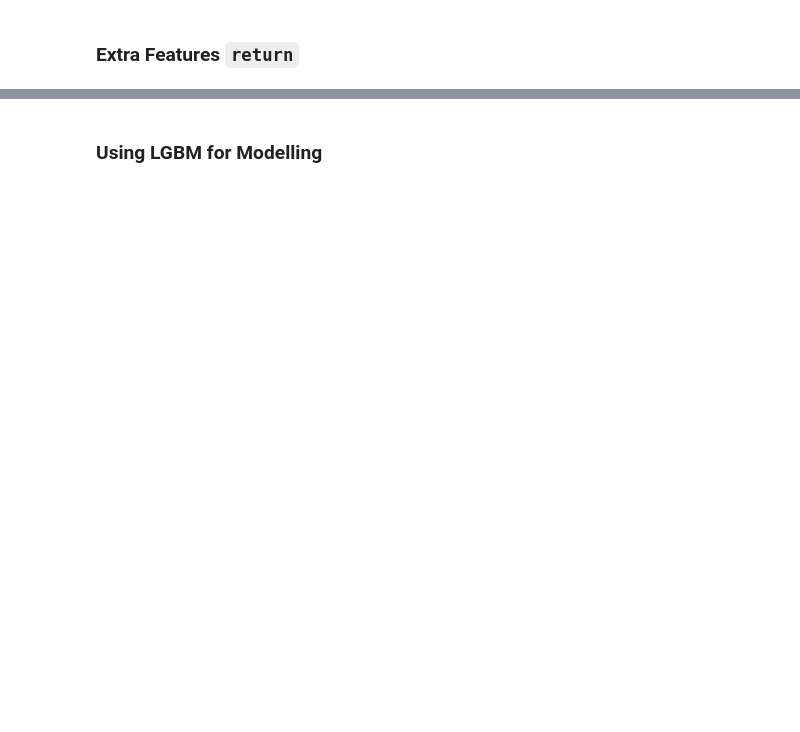
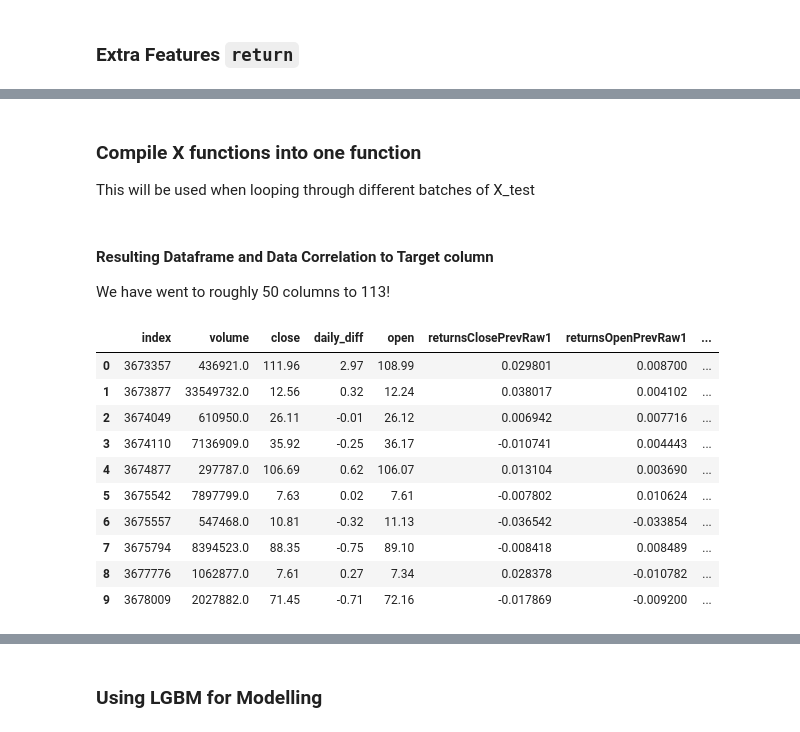
Before and after one commit to jangarong/StockMarketPredictions, a Jupyter notebook: stock_market_prediction.ipynb, the cells around one changed output, grey strips where cells are left out. Cells and saved outputs as stored; diff of their text form; code cells hidden in the pictures; blank space fills up the shorter version.

```diff
--- a/stock_market_prediction.ipynb
+++ b/stock_market_prediction.ipynb
@@ -294,0 +319,4 @@ AttributeError: 'int' object has no attribute 'lower'
+# %%
+headline_df = get_headline_df(X_train)
+coefficient_dict, coefficient_default = headline_mapping(headline_df['returnsOpenNextMktres10'],
+                                            *get_headline(headline_df['headline']))
@@ -295,2 +326,5 @@ AttributeError: 'int' object has no attribute 'lower'
+# %%
+# will be applied to X_test as well
+X_train = get_coeff_col(X_train, coefficient_dict, coefficient_default)
 # %% [markdown]
 ### Extra Features ``return``
@@ -331,9 +378,3 @@ def split_time(df):
     cal = USFederalHolidayCalendar()
     holidays = cal.holidays(start='2007-01-01', end='2018-09-27').to_pydatetime()
     df['on_holiday'] = df['time'].str.slice(0,10).apply(lambda x: 1 if x in holidays else 0)
-
-    # note to self: encode time later on
-
-    return df
-
-X_train = split_time(X_train)
@@ -349,14 +380,0 @@ def get_misc_features(X_df):
-# %%
-def group_delete(df, del_features):
-    for f in del_features:
-        del df[f]
-
-def encoding(df, categorical_feats):
-    df_encoded = pd.get_dummies(df[categorical_feats])
-    df.join(df_encoded, how = 'right')
-    group_delete(df, categorical_feats)
-    print('new shape: ' + str(df.shape))
-    return df
-
-group_delete(X_train, ['time', 'sourceId', 'headline', 'assetCodes'])
-X_train = encoding(X_train, [f for f in X_train.columns if X_train[f].dtype == 'object'])
@@ -370,0 +393,4 @@ fcol = [c for c in X_train.columns if c not in ['sourceTimestamp', 'firstCreated
+# %% [markdown]
+### Compile X functions into one function
+
+This will be used when looping through different batches of X_test
@@ -370,0 +408,17 @@ fcol = [c for c in X_train.columns if c not in ['sourceTimestamp', 'firstCreated
+# %% [markdown]
+#### Resulting Dataframe and Data Correlation to Target column
+We have went to roughly 50 columns to 113!
+# %%
+X_train.head(10)
+# %% [output]
+|  | index | volume | close | daily_diff | open | returnsClosePrevRaw1 | returnsOpenPrevRaw1 | ... |
+| 0 | 3673357 | 436921.0 | 111.96 | 2.97 | 108.99 | 0.029801 | 0.008700 | ... |
+| 1 | 3673877 | 33549732.0 | 12.56 | 0.32 | 12.24 | 0.038017 | 0.004102 | ... |
+| 2 | 3674049 | 610950.0 | 26.11 | -0.01 | 26.12 | 0.006942 | 0.007716 | ... |
+| 3 | 3674110 | 7136909.0 | 35.92 | -0.25 | 36.17 | -0.010741 | 0.004443 | ... |
+| 4 | 3674877 | 297787.0 | 106.69 | 0.62 | 106.07 | 0.013104 | 0.003690 | ... |
+| 5 | 3675542 | 7897799.0 | 7.63 | 0.02 | 7.61 | -0.007802 | 0.010624 | ... |
+| 6 | 3675557 | 547468.0 | 10.81 | -0.32 | 11.13 | -0.036542 | -0.033854 | ... |
+| 7 | 3675794 | 8394523.0 | 88.35 | -0.75 | 89.10 | -0.008418 | 0.008489 | ... |
+| 8 | 3677776 | 1062877.0 | 7.61 | 0.27 | 7.34 | 0.028378 | -0.010782 | ... |
+| 9 | 3678009 | 2027882.0 | 71.45 | -0.71 | 72.16 | -0.017869 | -0.009200 | ... |
```
Also changed, not shown: parts of 35 cells of this notebook.
